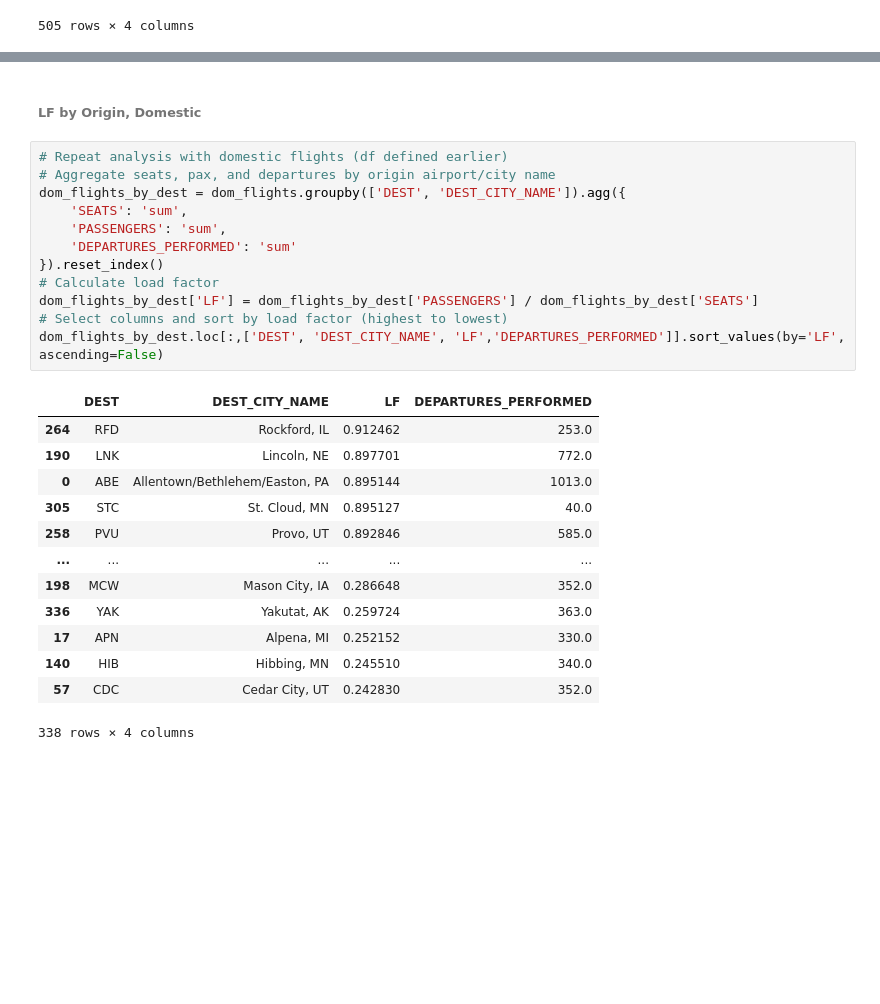
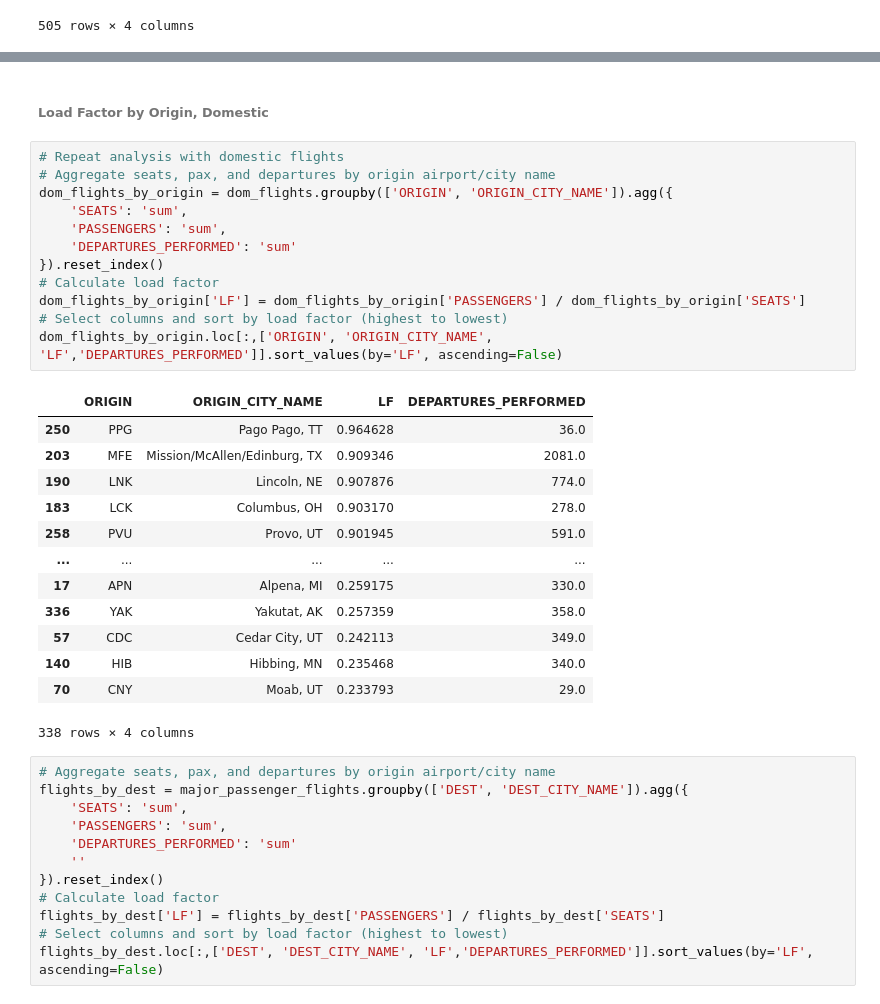
Before and after one commit to admacpherson/T-100-Aviation-Data, a Jupyter notebook: Load Factor Analysis.ipynb, the cells around one changed output, grey strips where cells are left out. Cells and saved outputs as stored; diff of their text form; blank space fills up the shorter version.

Commit message:
LF Analysis by Origin/Destination

```diff
--- a/Load Factor Analysis.ipynb
+++ b/Load Factor Analysis.ipynb
@@ -288,28 +316,40 @@ flights_by_dest.loc[:,['DEST', 'DEST_CITY_NAME', 'LF','DEPARTURES_PERFORMED']].s
 # %% [markdown]
-<h6>LF by Origin, Domestic</h6>
+<h6>Load Factor by Origin, Domestic</h6>
+# %%
+# Repeat analysis with domestic flights
+# Aggregate seats, pax, and departures by origin airport/city name
+dom_flights_by_origin = dom_flights.groupby(['ORIGIN', 'ORIGIN_CITY_NAME']).agg({
+    'SEATS': 'sum',
+    'PASSENGERS': 'sum',
+    'DEPARTURES_PERFORMED': 'sum'
+}).reset_index()
+# Calculate load factor
+dom_flights_by_origin['LF'] = dom_flights_by_origin['PASSENGERS'] / dom_flights_by_origin['SEATS']
+# Select columns and sort by load factor (highest to lowest)
+dom_flights_by_origin.loc[:,['ORIGIN', 'ORIGIN_CITY_NAME', 'LF','DEPARTURES_PERFORMED']].sort_values(by='LF', ascending=False)
+# %% [output]
+|  | ORIGIN | ORIGIN_CITY_NAME | LF | DEPARTURES_PERFORMED |
+| 250 | PPG | Pago Pago, TT | 0.964628 | 36.0 |
+| 203 | MFE | Mission/McAllen/Edinburg, TX | 0.909346 | 2081.0 |
+| 190 | LNK | Lincoln, NE | 0.907876 | 774.0 |
+| 183 | LCK | Columbus, OH | 0.903170 | 278.0 |
+| 258 | PVU | Provo, UT | 0.901945 | 591.0 |
+| ... | ... | ... | ... | ... |
+| 17 | APN | Alpena, MI | 0.259175 | 330.0 |
+| 336 | YAK | Yakutat, AK | 0.257359 | 358.0 |
+| 57 | CDC | Cedar City, UT | 0.242113 | 349.0 |
+| 140 | HIB | Hibbing, MN | 0.235468 | 340.0 |
+| 70 | CNY | Moab, UT | 0.233793 | 29.0 |
+338 rows × 4 columns
 # %%
-# Repeat analysis with domestic flights (df defined earlier)
 # Aggregate seats, pax, and departures by origin airport/city name
-dom_flights_by_dest = dom_flights.groupby(['DEST', 'DEST_CITY_NAME']).agg({
+flights_by_dest = major_passenger_flights.groupby(['DEST', 'DEST_CITY_NAME']).agg({
     'SEATS': 'sum',
     'PASSENGERS': 'sum',
     'DEPARTURES_PERFORMED': 'sum'
+    ''
 }).reset_index()
 # Calculate load factor
-dom_flights_by_dest['LF'] = dom_flights_by_dest['PASSENGERS'] / dom_flights_by_dest['SEATS']
+flights_by_dest['LF'] = flights_by_dest['PASSENGERS'] / flights_by_dest['SEATS']
 # Select columns and sort by load factor (highest to lowest)
-dom_flights_by_dest.loc[:,['DEST', 'DEST_CITY_NAME', 'LF','DEPARTURES_PERFORMED']].sort_values(by='LF', ascending=False)
+flights_by_dest.loc[:,['DEST', 'DEST_CITY_NAME', 'LF','DEPARTURES_PERFORMED']].sort_values(by='LF', ascending=False)
-# %% [output]
-|  | DEST | DEST_CITY_NAME | LF | DEPARTURES_PERFORMED |
-| 264 | RFD | Rockford, IL | 0.912462 | 253.0 |
-| 190 | LNK | Lincoln, NE | 0.897701 | 772.0 |
-| 0 | ABE | Allentown/Bethlehem/Easton, PA | 0.895144 | 1013.0 |
-| 305 | STC | St. Cloud, MN | 0.895127 | 40.0 |
-| 258 | PVU | Provo, UT | 0.892846 | 585.0 |
-| ... | ... | ... | ... | ... |
-| 198 | MCW | Mason City, IA | 0.286648 | 352.0 |
-| 336 | YAK | Yakutat, AK | 0.259724 | 363.0 |
-| 17 | APN | Alpena, MI | 0.252152 | 330.0 |
-| 140 | HIB | Hibbing, MN | 0.245510 | 340.0 |
-| 57 | CDC | Cedar City, UT | 0.242830 | 352.0 |
-338 rows × 4 columns
```
Also changed, not shown: parts of 3 cells of this notebook.
